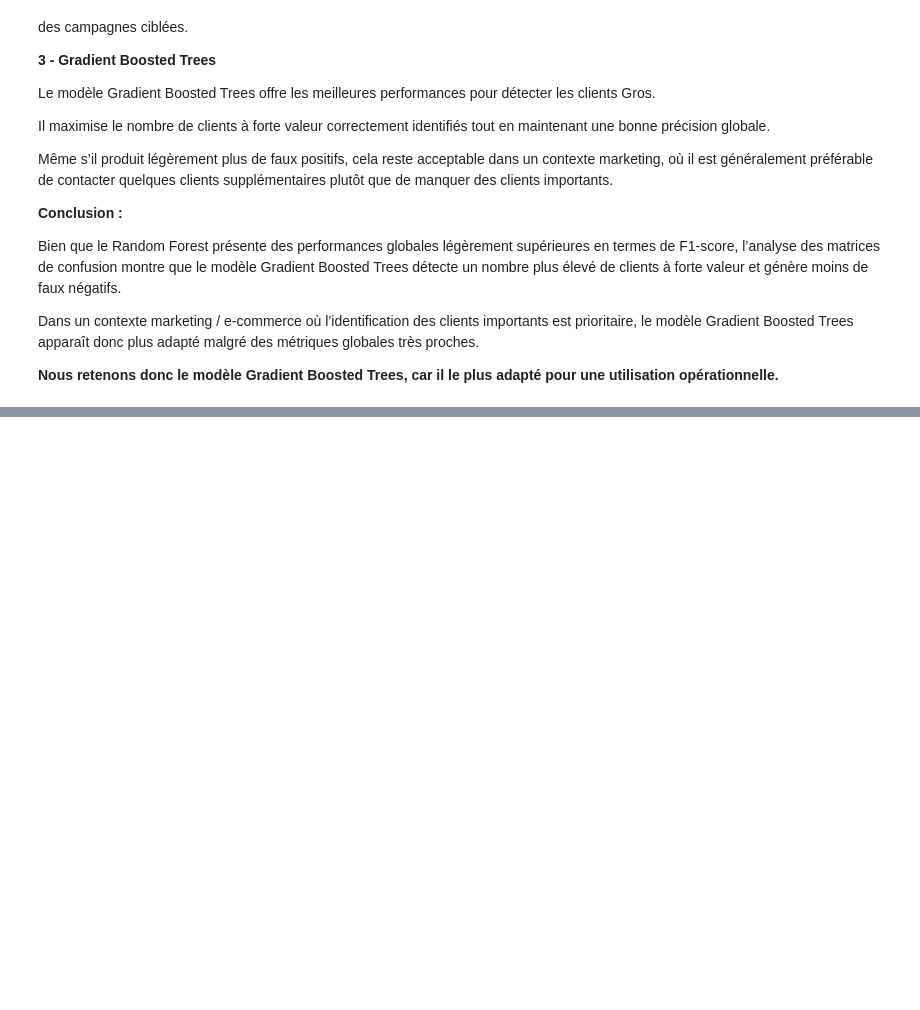
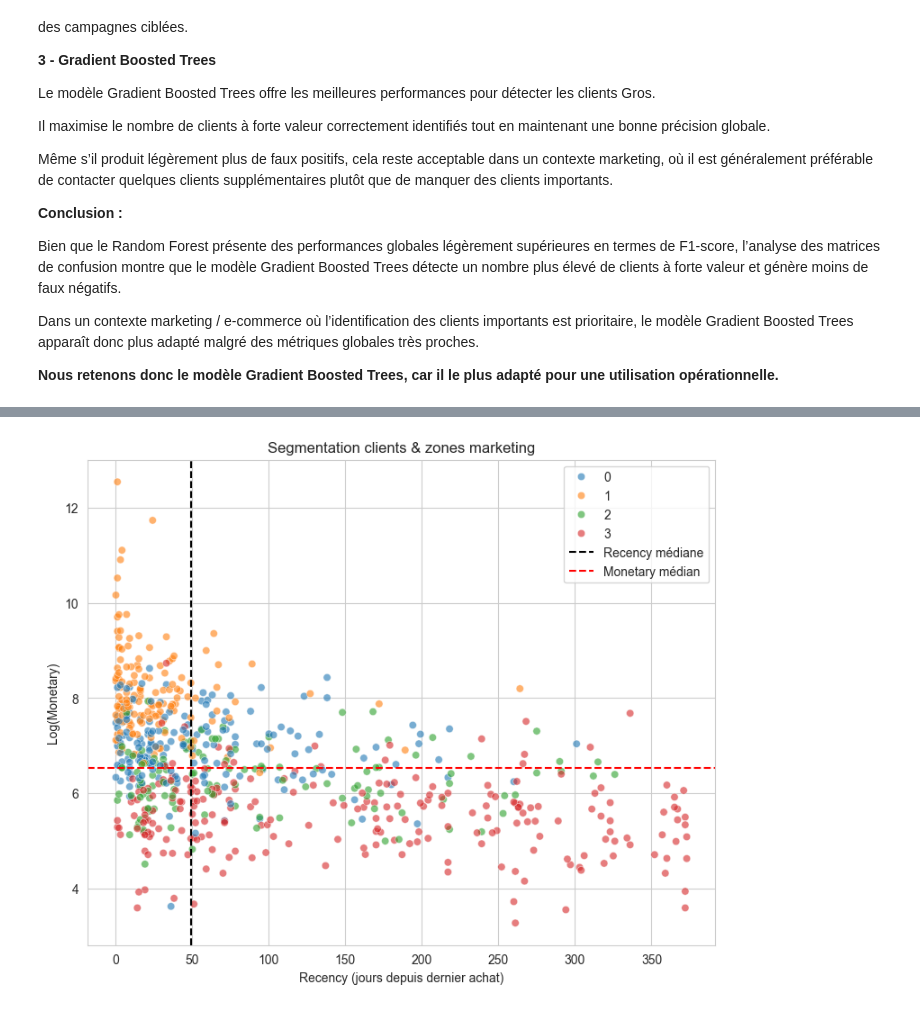
Before and after one commit to EdLac/spark-ecommerce, a Jupyter notebook: notebooks/ProjetFinal.ipynb, the cells around one changed output, grey strips where cells are left out. Cells and saved outputs as stored; diff of their text form; code cells hidden in the pictures; blank space fills up the shorter version.

```diff
--- a/notebooks/ProjetFinal.ipynb
+++ b/notebooks/ProjetFinal.ipynb
@@ -1750,0 +1773,27 @@ Dans un contexte marketing / e-commerce où l’identification des clients impor
+# %%
+import numpy as np
+
+rfm_sample = rfm_clustered.sample(fraction=0.15, seed=42).toPandas()
+
+plt.figure(figsize=(9,7))
+
+sns.scatterplot(
+    data=rfm_sample,
+    x="Recency",
+    y=np.log1p(rfm_sample["Monetary"]),
+    hue="cluster",
+    palette="tab10",
+    alpha=0.6
+)
+
+# lignes de décision business
+plt.axvline(rfm_sample["Recency"].median(), color="black", linestyle="--", label="Recency médiane")
+plt.axhline(np.log1p(rfm_sample["Monetary"].median()), color="red", linestyle="--", label="Monetary médian")
+
+plt.xlabel("Recency (jours depuis dernier achat)")
+plt.ylabel("Log(Monetary)")
+plt.title("Segmentation clients & zones marketing")
+plt.legend()
+plt.show()
+# %% [output]
+[figure, added]
```
Also changed, not shown: parts of 56 cells of this notebook.
